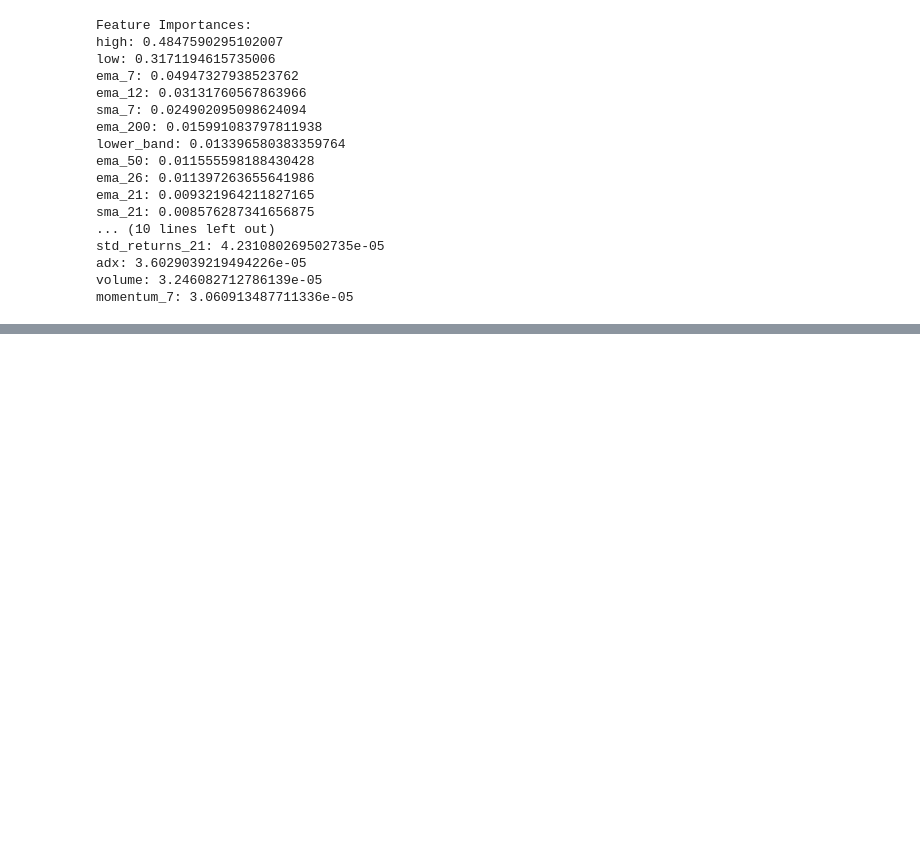
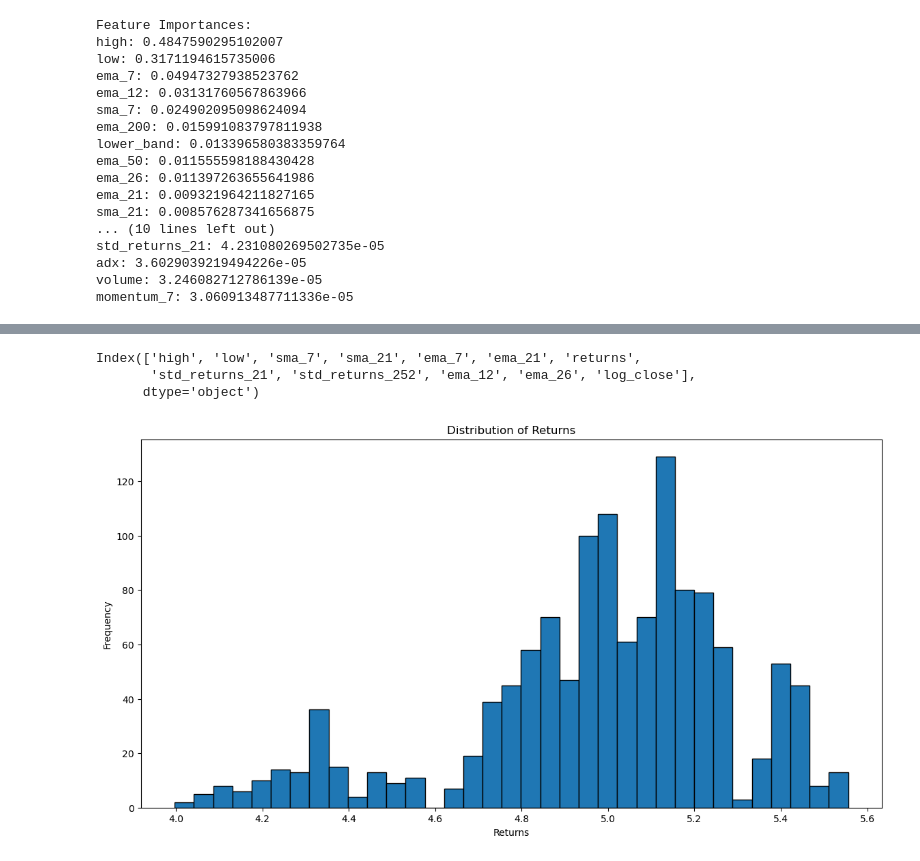
Before and after one commit to Poggerv2/Risk-lens, a Jupyter notebook: data_science/processing/feature_engineering_aapl.ipynb, the cells around one changed output, grey strips where cells are left out. Saved outputs shown, nothing was run; the diff lists cells and outputs as text; code cells hidden in the pictures; blank space fills up the shorter version.

```diff
--- a/data_science/processing/feature_engineering_aapl.ipynb
+++ b/data_science/processing/feature_engineering_aapl.ipynb
@@ -267,0 +289,22 @@ momentum_7: 3.060913487711336e-05
+# %%
+df['log_close'] = np.log(df['close'])
+df = df.iloc[:-1]
+drop_cols = ['open', 'close', 'sma_50', 'sma_200', 'ema_50', 'ema_200', 'momentum_7', 'momentum_21', 'rsi_14', 'adx', 'macd_signal', 'macd', 'volume', 'upper_band', 'lower_band']
+df = df.drop(drop_cols, axis=1)
+df.columns
+# %% [output]
+Index(['high', 'low', 'sma_7', 'sma_21', 'ema_7', 'ema_21', 'returns',
+       'std_returns_21', 'std_returns_252', 'ema_12', 'ema_26', 'log_close'],
+      dtype='object')
+# %%
+X = df.drop('log_close', axis=1)
+y = df['log_close']
+# %%
+plt.figure(figsize=(14, 7))
+plt.hist(y, bins=int(np.sqrt(len(df))), edgecolor='black')
+plt.xlabel('Returns')
+plt.ylabel('Frequency')
+plt.title('Distribution of Returns')
+plt.show()
+# %% [output]
+[figure, added]
```
Also changed, not shown: parts of 3 cells of this notebook, 12 other files.
